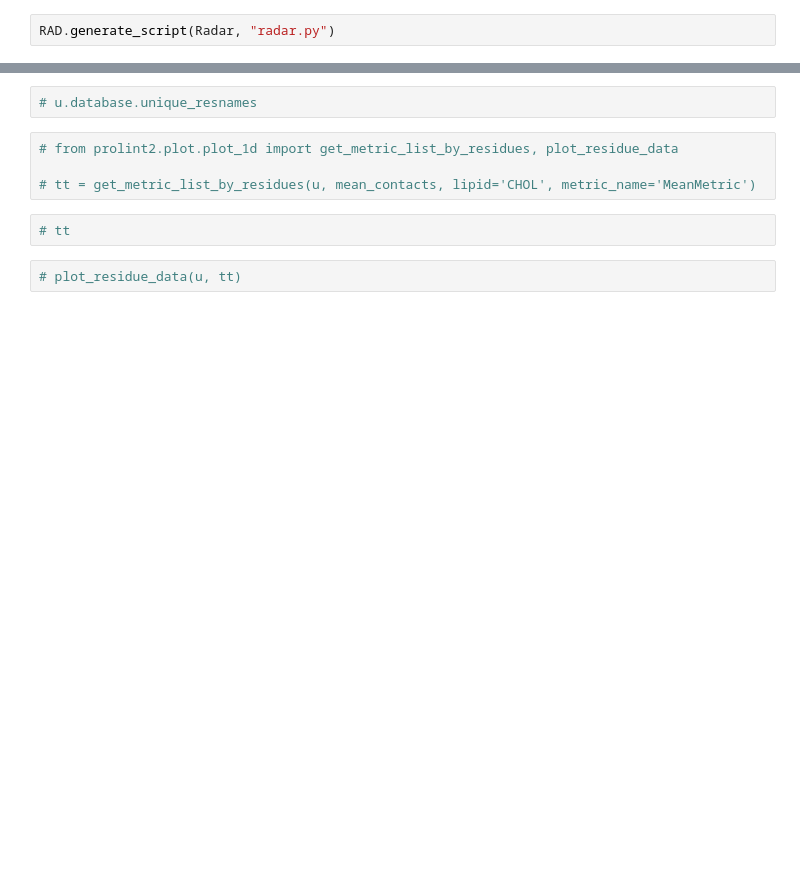
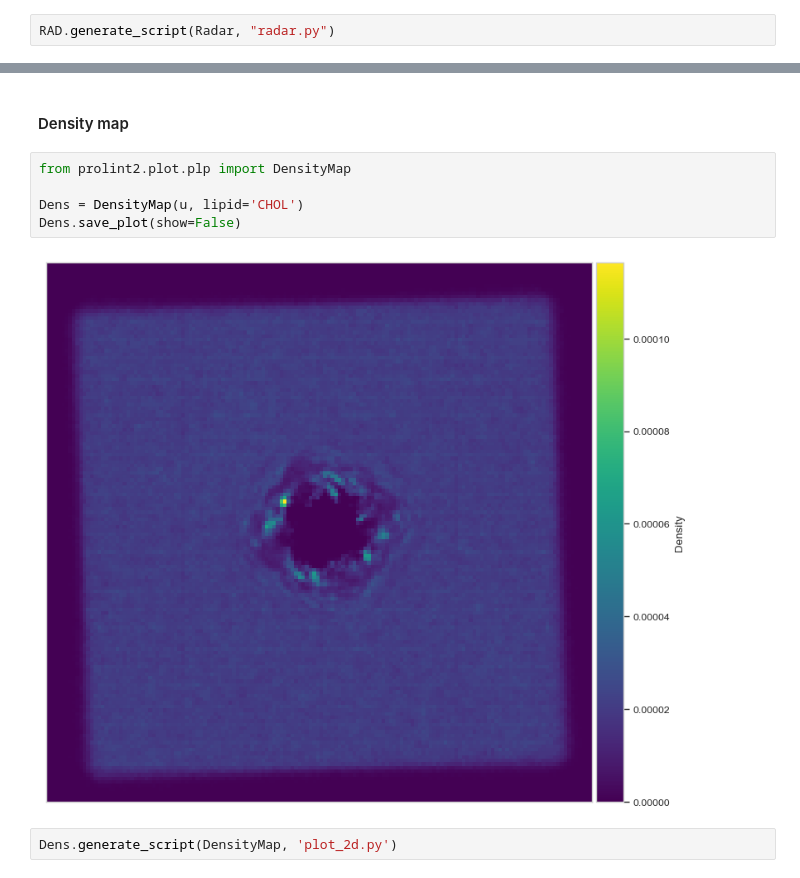
Before and after one commit to ProLint/prolint2, a Jupyter notebook: docs/notebooks/06_Generating_Plots.ipynb, the cells around one changed output, grey strips where cells are left out. Cells and saved outputs as stored; diff of their text form; blank space fills up the shorter version.

Commit message:
adding Density Map.

```diff
--- a/docs/notebooks/06_Generating_Plots.ipynb
+++ b/docs/notebooks/06_Generating_Plots.ipynb
@@ -89,10 +43,11 @@ RAD.generate_script(Radar, "radar.py")
-# %%
-# u.database.unique_resnames
-# %%
-# from prolint2.plot.plot_1d import get_metric_list_by_residues, plot_residue_data
-
-# tt = get_metric_list_by_residues(u, mean_contacts, lipid='CHOL', metric_name='MeanMetric')
-# %%
-# tt
-# %%
-# plot_residue_data(u, tt)
+# %% [markdown]
+#### Density map
+# %%
+from prolint2.plot.plp import DensityMap
+
+Dens = DensityMap(u, lipid='CHOL')
+Dens.save_plot(show=False)
+# %% [output]
+[figure, added]
+# %%
+Dens.generate_script(DensityMap, 'plot_2d.py')
```
Also changed, not shown: parts of 10 cells of this notebook, 4 other files.
